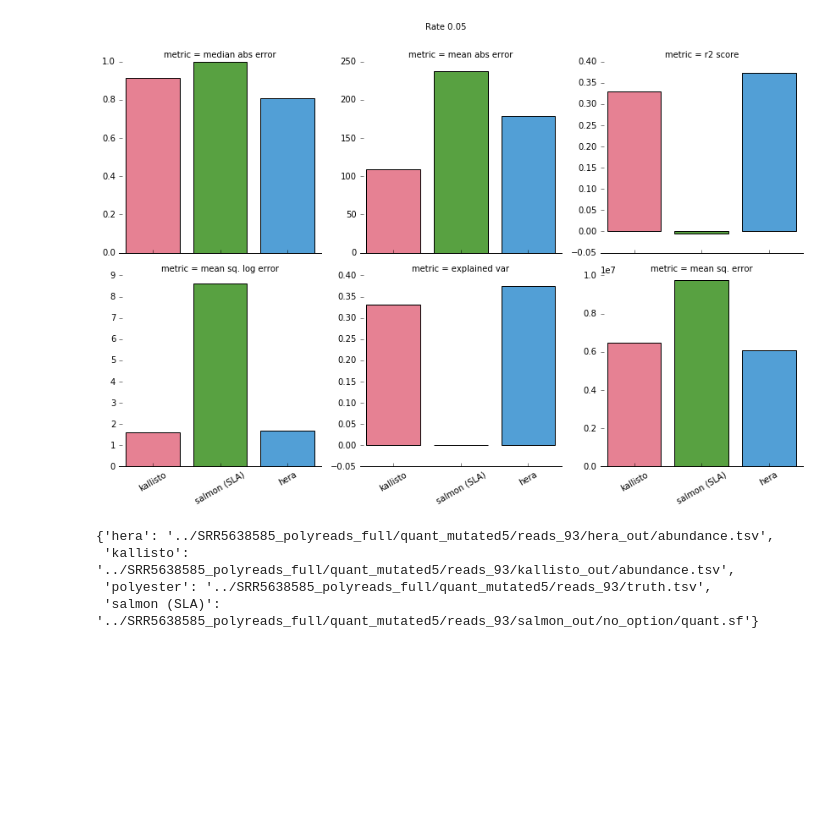
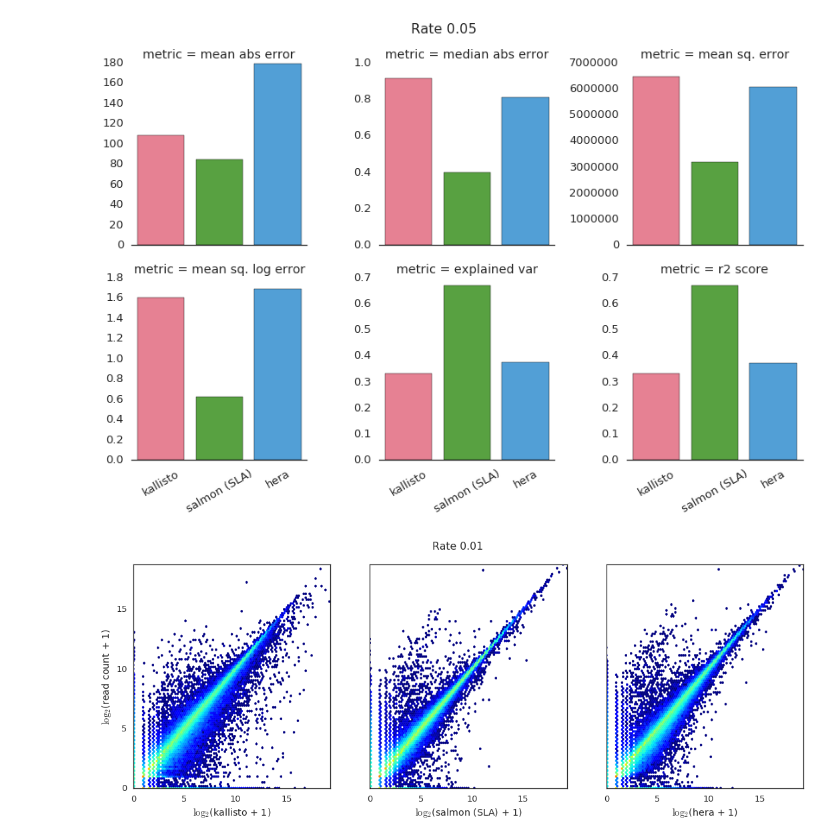
Before and after one commit to COMBINE-lab/selective-alignment-experiment, a Jupyter notebook: notebook/Mutation Analysis.ipynb, the cells around one changed output. Drawn from its saved outputs; the diff is of its cells as text; code cells hidden in the pictures; blank space fills up the shorter version.

```diff
--- a/notebook/Mutation Analysis.ipynb
+++ b/notebook/Mutation Analysis.ipynb
@@ -6,6 +6,8 @@ import sklearn.metrics
 import seaborn as sns
 import mpl_scatter_density
 %matplotlib inline
+sns.set_style('white')
+sns.set_context('talk')
 # %%
 def l(x, c=1.0):
     return np.log2(x+1)
@@ -54,7 +56,7 @@ metrics = {
 # %%
 mrate_dict = {mrate : \
              {'hera' : '../SRR5638585_polyreads_full/quant_mutated{}/reads_93/hera_out/abundance.tsv'.format(mrate),
-             'salmon (SLA)' : '../SRR5638585_polyreads_full/quant_mutated{}/reads_93/salmon_out/no_option/quant.sf'.format(mrate),
+             'salmon (SLA)' : '../SRR5638585_polyreads_full/quant_mutated{}/reads_93/salmon_out/soft_filter/quant.sf'.format(mrate),
              #'salmon (Bowtie2)' : '../SRR5638585_polyreads_full/quant_mutated{}/reads_93/bowtie_out/no_option/quant.sf'.format(mrate),
              #'salmon (STAR)' : '../SRR5638585_polyreads_full/quant_mutated{}/reads_93/star_out/no_option/quant.sf'.format(mrate),
              'polyester' : '../SRR5638585_polyreads_full/quant_mutated{}/reads_93/truth.tsv'.format(mrate),
@@ -80,3 +82,18 @@ def computeMetrics(df, colkeys, truthkey, metrics):
             for mname, mfunc in metrics.items():
                 res.append((mname, k, mfunc(df[truthkey], df[v])))
     return pd.DataFrame(res, columns=['metric', 'method', 'value'])
+# %%
+def draw_mut_metrics(mut_metrics, r, saveas=None):
+    g = sns.factorplot(x="method", y="value", col="metric", kind="bar", palette=sns.color_palette("husl", 3), \
+                       data=mut_metrics[r], \
+                       col_wrap=3, sharey=False, margin_titles=False,
+                       col_order=['mean abs error', 'median abs error', 'mean sq. error', 'mean sq. log error',\
+                                  'explained var', 'r2 score']
+                      )
+    g.set_xticklabels(rotation=30)
+    g.set_axis_labels("", "")
+    g.despine(left=True)
+    plt.subplots_adjust(top=0.9)
+    g.fig.suptitle("Rate 0.0{}".format(r))
+    if saveas:
+        plt.savefig(saveas)
@@ -84,13 +123,3 @@ def computeMetrics(df, colkeys, truthkey, metrics):
 mut_quants = {n : loadMutData(mrate_dict[n], "mut{}".format(n)) for n in range(1,6)}
 mut_metrics = {mk : computeMetrics(mv, {k : '{}_{}_mut{}'.format(v, k, mk) for k,v in read_cols.items()}, \
                    'count_polyester_mut{}'.format(mk), metrics) for mk, mv in mut_quants.items()}
-# %%
-def draw_mut_metrics(mut_metrics, r = 1):
-    g = sns.factorplot(x="method", y="value", col="metric", kind="bar", palette=sns.color_palette("husl", 3), \
-                       data=mut_metrics[r], \
-                       col_wrap=3, sharey=False, margin_titles=False)
-    g.set_xticklabels(rotation=30)
-    g.set_axis_labels("", "")
-    g.despine(left=True)
-    plt.subplots_adjust(top=0.9)
-    g.fig.suptitle("Rate 0.0{}".format(r))
@@ -97,11 +142,4 @@ def draw_mut_metrics(mut_metrics, r = 1):
 # %%
-draw_mut_metrics(mut_metrics, 5)
+draw_mut_metrics(mut_metrics, 5, saveas='metrics_mut5.pdf')
 # %% [output]
-[figure, old version]
+[figure, new version]
-# %%
-mrate_dict[5]
-# %% [output]
-{'hera': '../SRR5638585_polyreads_full/quant_mutated5/reads_93/hera_out/abundance.tsv',
- 'kallisto': '../SRR5638585_polyreads_full/quant_mutated5/reads_93/kallisto_out/abundance.tsv',
- 'polyester': '../SRR5638585_polyreads_full/quant_mutated5/reads_93/truth.tsv',
- 'salmon (SLA)': '../SRR5638585_polyreads_full/quant_mutated5/reads_93/salmon_out/no_option/quant.sf'}
@@ -129,0 +146,4 @@ def draw_mut_hexbins(m, mrate):
+# %%
+draw_mut_hexbins(mut_quants, 1, saveas='scatter_mut1.pdf')
+# %% [output]
+[figure, added]
```
Also changed, not shown: parts of 21 cells of this notebook.
